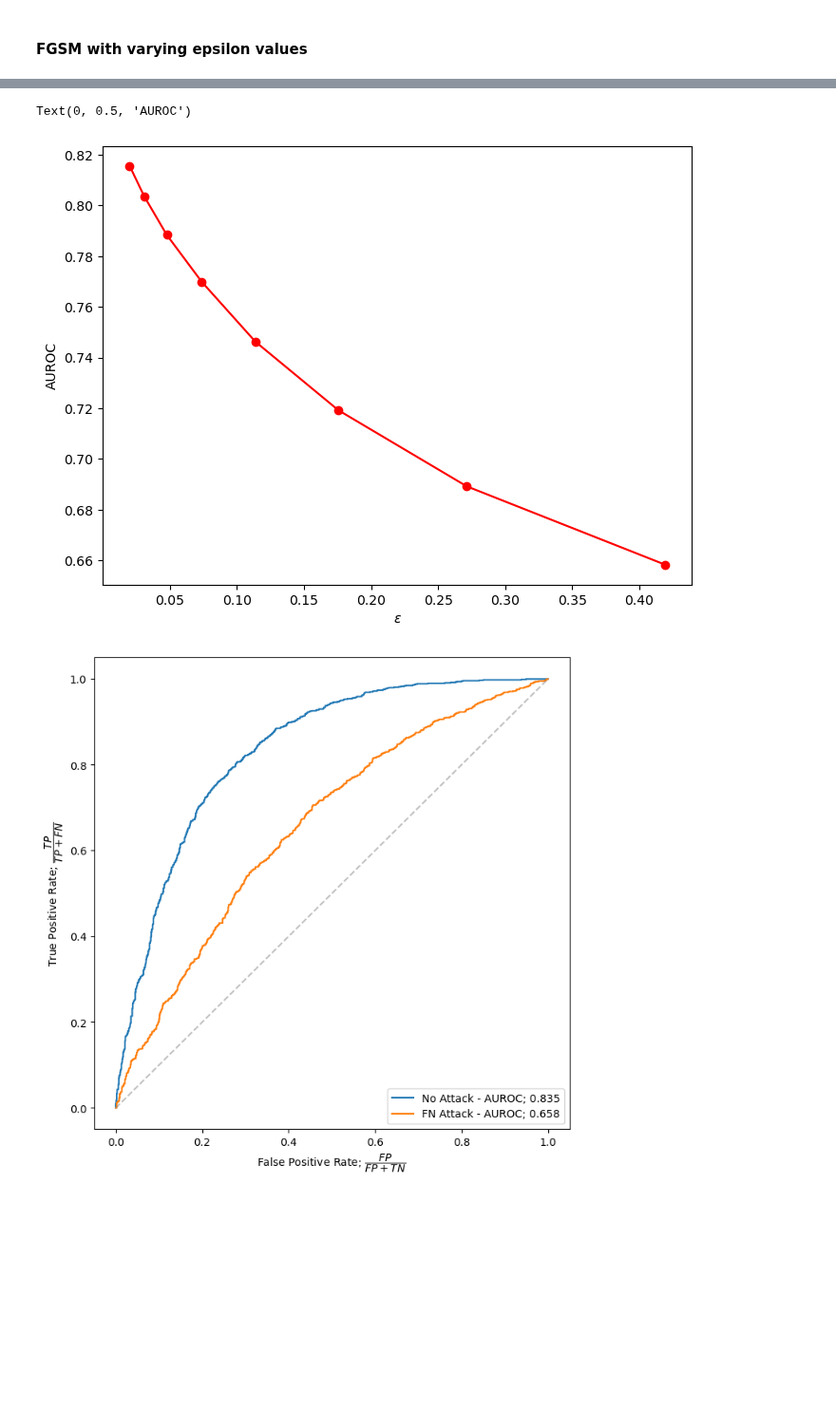
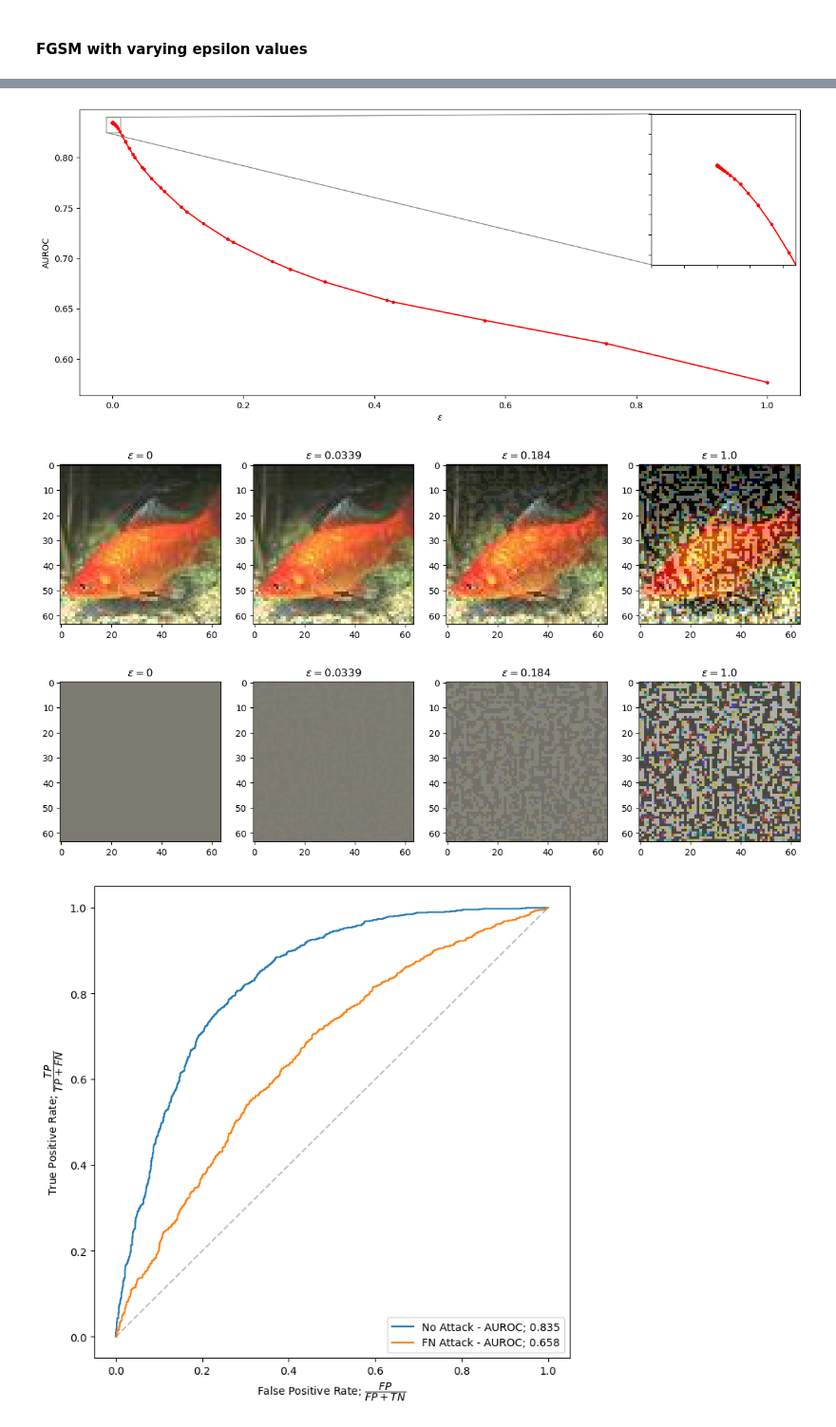
Before and after one commit to krellemand/bachelor_project, a Jupyter notebook: notebooks/visualizing_adv_attacks.ipynb, the cells around one changed output, grey strips where cells are left out. Shown at 95% size. Saved outputs shown, nothing was run; the diff lists cells and outputs as text; code cells hidden in the pictures; blank space fills up the shorter version.

Commit message:
Added images showing adv attack impact.

```diff
--- a/notebooks/visualizing_adv_attacks.ipynb
+++ b/notebooks/visualizing_adv_attacks.ipynb
@@ -52,10 +64,19 @@ eps
 # %%
-fig, ax = plt.subplots(1,1, figsize=(8,6))
+fig, ax = plt.subplots(1,1, figsize=(15,6))
 ax.plot(eps, aurocs, c='red')
-ax.scatter(eps, aurocs, c='red')
+ax.scatter(eps, aurocs, c='red', marker='.')
 ax.set_xlabel('$\\epsilon$')
 ax.set_ylabel('AUROC')
+axins = zoomed_inset_axes(ax, 10, loc=1) # zoom = 2
+axins.plot(eps, aurocs, c='red')
+axins.scatter(eps, aurocs, c='red', marker='.')
+axins.set_xlim(-0.01, 0.012)
+axins.set_ylim(0.825, 0.84)
+plt.xticks(visible=False)
+plt.yticks(visible=False)
+mark_inset(ax, axins, loc1=2, loc2=3, fc="none", ec="0.5")
+plt.draw()
+plt.show()
 # fig.legend()
 # %% [output]
-Text(0, 0.5, 'AUROC')
-[figure, old version]
+[figure, new version]
@@ -62,3 +88,25 @@ Text(0, 0.5, 'AUROC')
+# %%
+fig, ax = plt.subplots(1, 4, figsize = (15, 6))
+eps_idxs = [39, 49, -1]
+plot_image_on_ax(ax[0], tin_goldfish, mean=tin_mean, std=tin_std)
+ax[0].set_title(f"$\\epsilon = 0$")
+for i, idx in enumerate(eps_idxs):
+    plot_image_on_ax(ax[i+1], fn_goldfish_eps_0[idx][0], mean=tin_mean, std=tin_std)
+    ax[i+1].set_title(f"$\\epsilon = {eps[idx]}$")
+
+fig, ax = plt.subplots(1, 4, figsize = (15, 6))
+eps_idxs = [39, 49, -1]
+plot_image_on_ax(ax[0], torch.zeros_like(tin_goldfish), mean=tin_mean, std=tin_std)
+ax[0].set_title(f"$\\epsilon = 0$")
+for i, idx in enumerate(eps_idxs):
+    plot_image_on_ax(ax[i+1], fn_goldfish_eps_steps_0[idx][0], mean=tin_mean, std=tin_std)
+    ax[i+1].set_title(f"$\\epsilon = {eps[idx]}$")
+# plot_image(fn_goldfish_eps_steps_0[9][0], mean=tin_mean, std=tin_std)
+# plot_image(fn_goldfish_eps_steps_0[44][0], mean=tin_mean, std=tin_std)
+# plot_image(fn_goldfish_eps_steps_0[-1][0], mean=tin_mean, std=tin_std)
+# %% [output]
+[figure, added]
+[figure, added]
 # %%
 roc_stats_plain = load_and_eval_mls_osr(root_dir + "logits/tinyimagenet/plain/logits_0.pt", root_dir + "logits/tinyimagenet/plain/csr_targets_0.pt",
                       0, dataset_name='tinyimagenet', balance=True)
```
Also changed, not shown: parts of 8 cells of this notebook, 5 other files.
